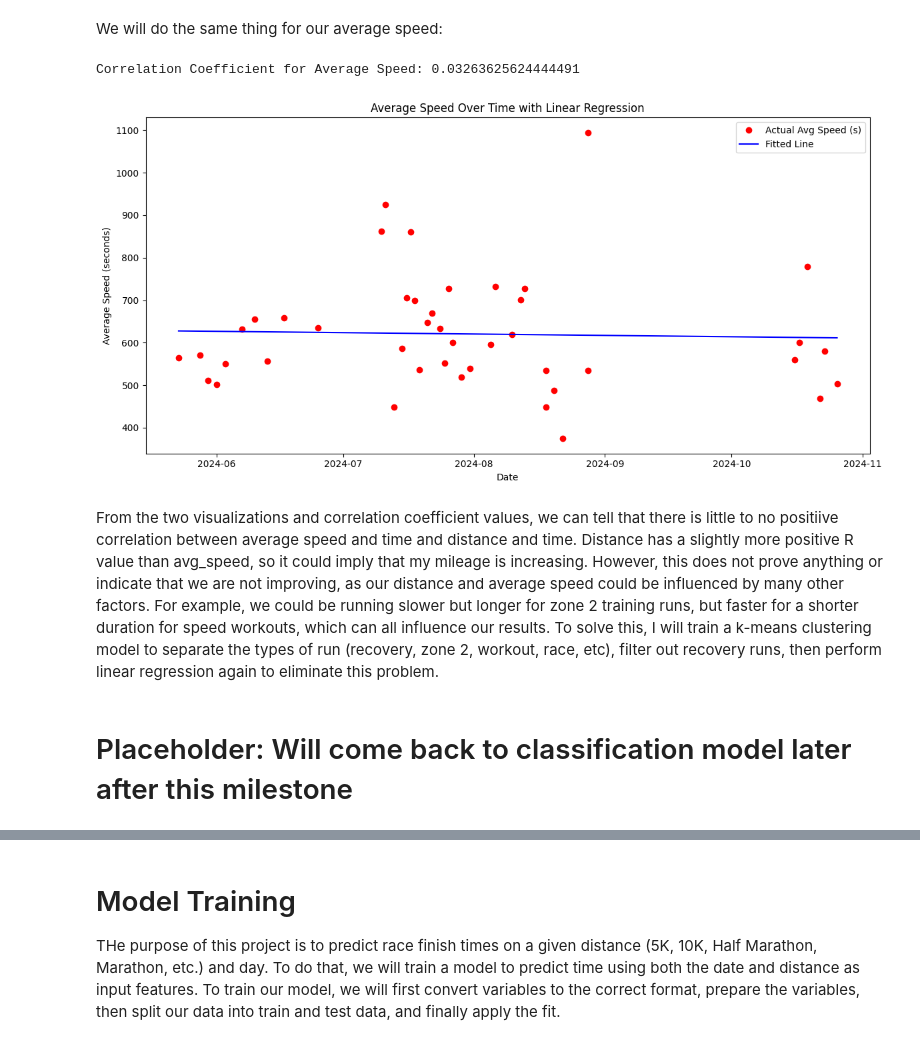
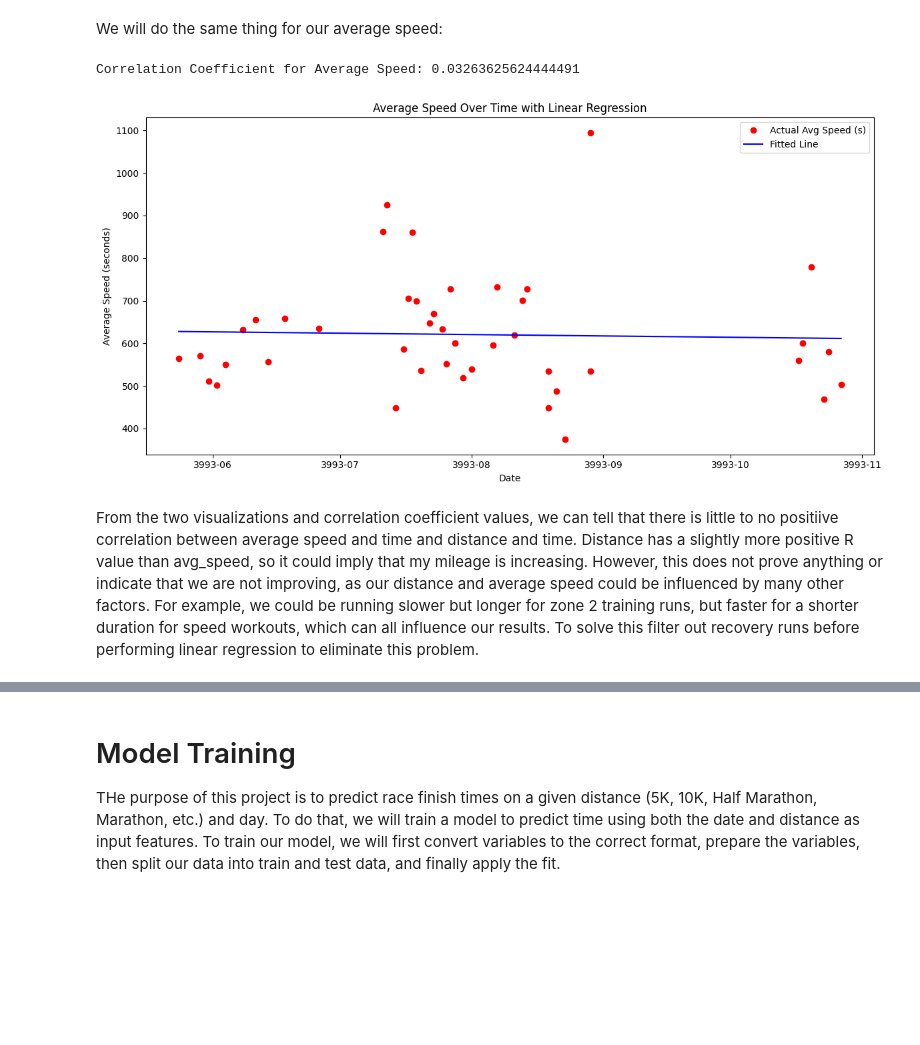
Before and after one commit to 2024-FALL-DSC-412-001/DSC412-project-edward-feng, a Jupyter notebook: RunningPrediction.ipynb, the cells around one changed output, grey strips where cells are left out. Cells and saved outputs as stored; diff of their text form; code cells hidden in the pictures; blank space fills up the shorter version.

Commit message:
milestone 5

```diff
--- a/RunningPrediction.ipynb
+++ b/RunningPrediction.ipynb
@@ -124,14 +161,8 @@ import matplotlib.dates as mdates
 from sklearn.linear_model import LinearRegression
 import numpy as np
 
-# Convert distance to numerical type because it is an object)
-strava_data['distance'] = pd.to_numeric(strava_data['distance'], errors='coerce')
-
-# Convert 'date' to numerical type (help from ChatGPT)
-strava_data['date_ordinal'] = strava_data['date'].apply(lambda x: x.toordinal())
-
 # Prepare the data for linear regression
-x = strava_data[['date_ordinal']]
+x = strava_data[['date']]
 y = strava_data['distance']
 
 # Create and fit the model
@@ -163,45 +194,37 @@ Correlation Coefficient: 0.16405826578745458
 # %% [markdown]
 We will do the same thing for our average speed:
 # %%
-# Convert avg_speed from "hh:mm:ss" format to total seconds
-def convert_to_seconds(time_str):
-    h, m, s = map(int, time_str.split(':'))
-    return h * 3600 + m * 60 + s
 
-# Apply the function to the avg_speed column and handle errors
-strava_data['avg_speed_seconds'] = strava_data['avg_speed'].apply(convert_to_seconds)
 
 # Prepare data for linear regression
-x = strava_data[['date_ordinal']]
-y = strava_data['avg_speed_seconds']
+x = strava_data[['date']]
+y = strava_data['avg_speed']
 
 # Create and fit the linear regression model
 model = LinearRegression()
 model.fit(x, y)
 
 # Predict values
 predicted_avg_speed = model.predict(x)
 
 # Calculate the correlation coefficient
-correlation_coefficient = np.corrcoef(strava_data['avg_speed_seconds'], predicted_avg_speed)[0, 1]
+correlation_coefficient = np.corrcoef(strava_data['avg_speed'], predicted_avg_speed)[0, 1]
 print(f'Correlation Coefficient for Average Speed: {correlation_coefficient}')
 
 # Plot
 plt.figure(figsize=(12, 6))
-plt.plot(strava_data['date'], strava_data['avg_speed_seconds'], marker='o', linestyle='none', color='red', label='Actual Avg Speed (s)')
+plt.plot(strava_data['date'], strava_data['avg_speed'], marker='o', linestyle='none', color='red', label='Actual Avg Speed (s)')
 plt.plot(strava_data['date'], predicted_avg_speed, color='blue', label='Fitted Line', linestyle='-')
 plt.title('Average Speed Over Time with Linear Regression')
 plt.xlabel('Date')
 plt.ylabel('Average Speed (seconds)')
 plt.gca().xaxis.set_major_locator(mdates.MonthLocator())
 plt.gca().xaxis.set_major_formatter(mdates.DateFormatter('%Y-%m'))
 plt.legend()
 plt.tight_layout()
 plt.show()
 # %% [output]
 Correlation Coefficient for Average Speed: 0.03263625624444491
-[figure, old version]
+[figure, new version]
 # %% [markdown]
-From the two visualizations and correlation coefficient values, we can tell that there is little to no positiive correlation between average speed and time and distance and time. Distance has a slightly more positive R value than avg_speed, so it could imply that my mileage is increasing. However, this does not prove anything or indicate that we are not improving, as our distance and average speed could be influenced by many other factors. For example, we could be running slower but longer for zone 2 training runs, but faster for a shorter duration for speed workouts, which can all influence our results. To solve this, I will train a k-means clustering model to separate the types of run (recovery, zone 2, workout, race, etc), filter out recovery runs, then perform linear regression again to eliminate this problem.
+From the two visualizations and correlation coefficient values, we can tell that there is little to no positiive correlation between average speed and time and distance and time. Distance has a slightly more positive R value than avg_speed, so it could imply that my mileage is increasing. However, this does not prove anything or indicate that we are not improving, as our distance and average speed could be influenced by many other factors. For example, we could be running slower but longer for zone 2 training runs, but faster for a shorter duration for speed workouts, which can all influence our results. To solve this filter out recovery runs before performing linear regression to eliminate this problem.
-# %% [markdown]
-# Placeholder: Will come back to classification model later after this milestone
```
Also changed, not shown: parts of 17 cells of this notebook, 19 other files.
